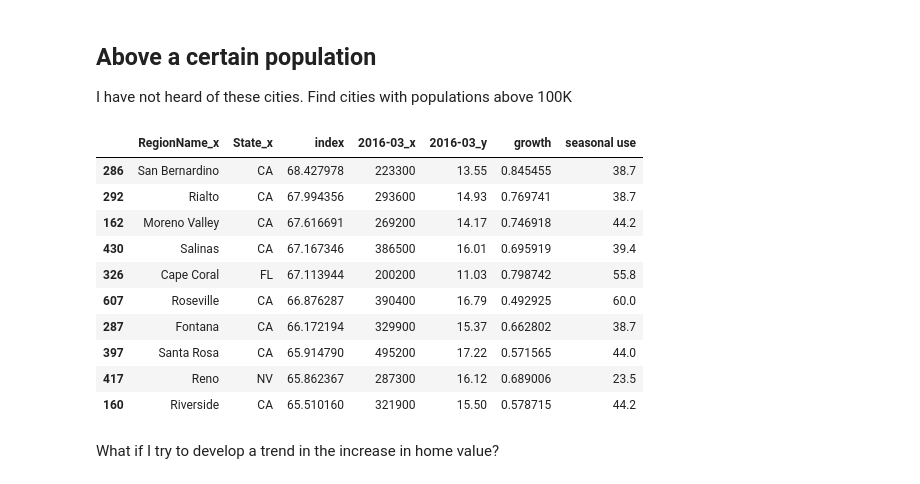
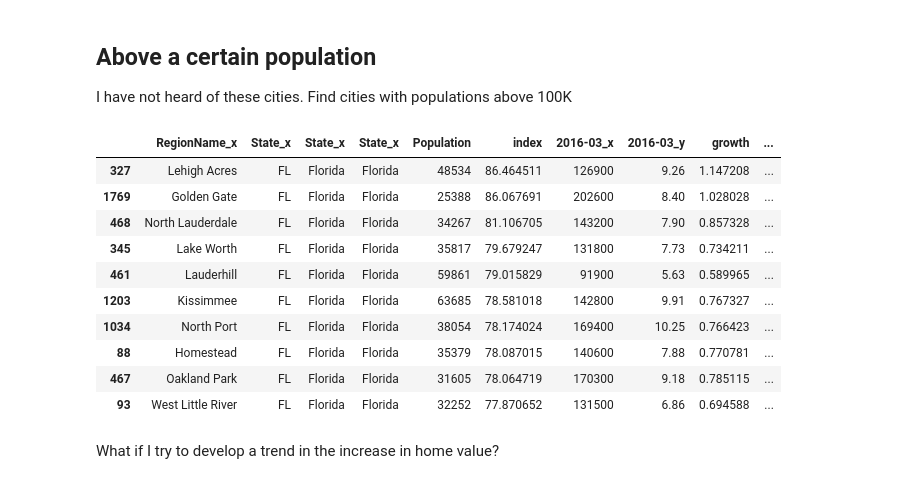
Before and after one commit to matt-stringer/vacation-rentals, a Jupyter notebook: Second Home Analysis.ipynb, the cells around one changed output. Cells and saved outputs as stored; diff of their text form; code cells hidden in the pictures.

```diff
--- a/Second Home Analysis.ipynb
+++ b/Second Home Analysis.ipynb
@@ -251,7 +183,9 @@ plt.hist(df_geo['2016-03_y'].dropna(), bins=50);
 max_revenue, min_revenue = max(df_geo['2016-03_y']), min(df_geo['2016-03_y'])
 difference = max_revenue - min_revenue
 
-df_geo['revenue_index'] = 100*(df_geo['2016-03_y'] - min_revenue) / difference
+df_geo['revenue_index'] = 100*(max_revenue - df_geo['2016-03_y']) / difference
+
+# df_geo[['revenue_index', '2016-03_y']].sort('revenue_index', ascending=False)
 # %% [markdown]
 ### Price
 The lower the price the higher the index.
@@ -314,22 +254,22 @@ I have not heard of these cities. Find cities with populations above 100K
 # %%
 # sort descending from the highest index down and limit the top 10
 
 
-df_out = df_geo[df_geo['Population'] > 100000].sort('index', ascending=False).head(10)
+df_out = df_geo[df_geo['Population'] > 25000].sort('index', ascending=False).head(10)
 
-df_out[['RegionName_x', 'State_x', 'index', '2016-03_x', '2016-03_y', 'growth', 'seasonal use']]
+df_out[['RegionName_x', 'State_x', 'Population', 'index', '2016-03_x', '2016-03_y', 'growth', 'seasonal use']]
 # %% [output]
-|  | RegionName_x | State_x | index | 2016-03_x | 2016-03_y | growth | seasonal use |
-| 286 | San Bernardino | CA | 68.427978 | 223300 | 13.55 | 0.845455 | 38.7 |
-| 292 | Rialto | CA | 67.994356 | 293600 | 14.93 | 0.769741 | 38.7 |
-| 162 | Moreno Valley | CA | 67.616691 | 269200 | 14.17 | 0.746918 | 44.2 |
-| 430 | Salinas | CA | 67.167346 | 386500 | 16.01 | 0.695919 | 39.4 |
-| 326 | Cape Coral | FL | 67.113944 | 200200 | 11.03 | 0.798742 | 55.8 |
-| 607 | Roseville | CA | 66.876287 | 390400 | 16.79 | 0.492925 | 60.0 |
-| 287 | Fontana | CA | 66.172194 | 329900 | 15.37 | 0.662802 | 38.7 |
-| 397 | Santa Rosa | CA | 65.914790 | 495200 | 17.22 | 0.571565 | 44.0 |
-| 417 | Reno | NV | 65.862367 | 287300 | 16.12 | 0.689006 | 23.5 |
-| 160 | Riverside | CA | 65.510160 | 321900 | 15.50 | 0.578715 | 44.2 |
+|  | RegionName_x | State_x | State_x | State_x | Population | index | 2016-03_x | 2016-03_y | growth | ... |
+| 327 | Lehigh Acres | FL | Florida | Florida | 48534 | 86.464511 | 126900 | 9.26 | 1.147208 | ... |
+| 1769 | Golden Gate | FL | Florida | Florida | 25388 | 86.067691 | 202600 | 8.40 | 1.028028 | ... |
+| 468 | North Lauderdale | FL | Florida | Florida | 34267 | 81.106705 | 143200 | 7.90 | 0.857328 | ... |
+| 345 | Lake Worth | FL | Florida | Florida | 35817 | 79.679247 | 131800 | 7.73 | 0.734211 | ... |
+| 461 | Lauderhill | FL | Florida | Florida | 59861 | 79.015829 | 91900 | 5.63 | 0.589965 | ... |
+| 1203 | Kissimmee | FL | Florida | Florida | 63685 | 78.581018 | 142800 | 9.91 | 0.767327 | ... |
+| 1034 | North Port | FL | Florida | Florida | 38054 | 78.174024 | 169400 | 10.25 | 0.766423 | ... |
+| 88 | Homestead | FL | Florida | Florida | 35379 | 78.087015 | 140600 | 7.88 | 0.770781 | ... |
+| 467 | Oakland Park | FL | Florida | Florida | 31605 | 78.064719 | 170300 | 9.18 | 0.785115 | ... |
+| 93 | West Little River | FL | Florida | Florida | 32252 | 77.870652 | 131500 | 6.86 | 0.694588 | ... |
 # %% [markdown]
 What if I try to develop a trend in the increase in home value?
 # %%
```
Also changed, not shown: parts of 30 cells of this notebook.
